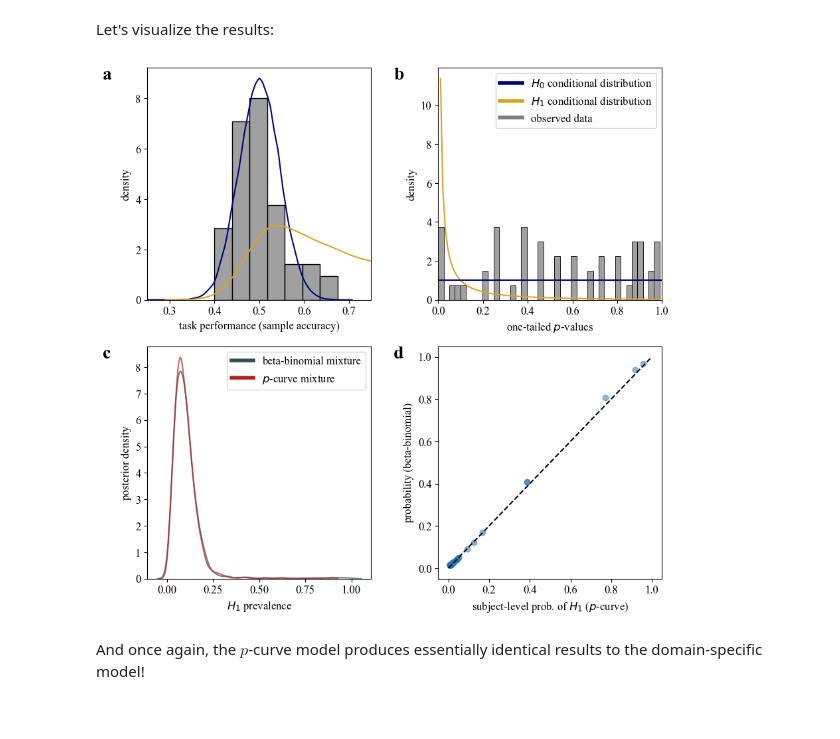
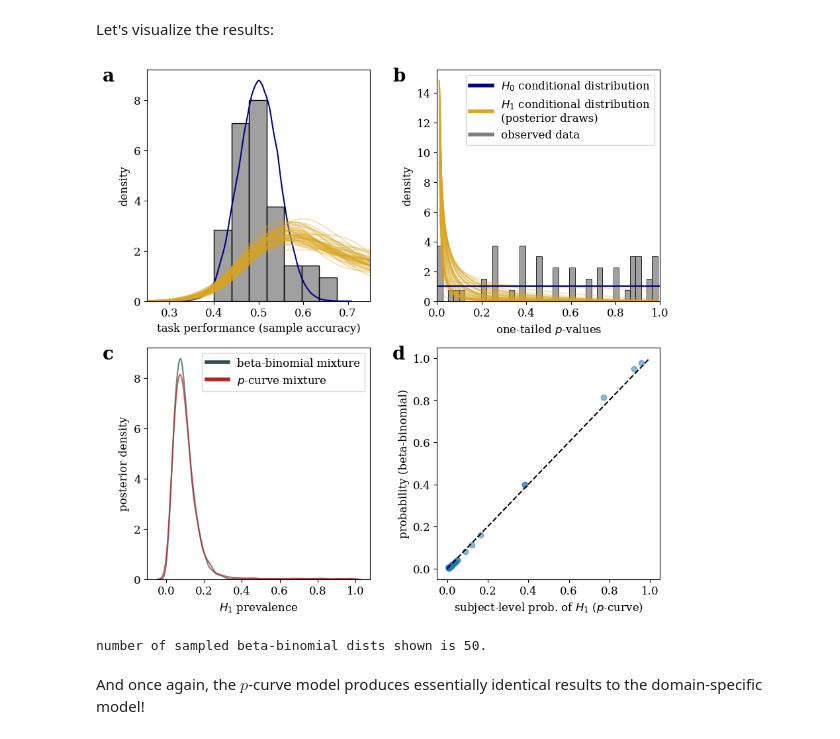
Before and after one commit to john-veillette/p2prev, a Jupyter notebook: examples/interoception.ipynb, the cells around one changed output. Cells and saved outputs as stored; diff of their text form; code cells hidden in the pictures.

Commit message:
replaces posterior means with posterior samples in histogram overlay

```diff
--- a/examples/interoception.ipynb
+++ b/examples/interoception.ipynb
@@ -236,7 +245,14 @@ ax = fig.add_subplot(gs[0, 0])
 ax0 = ax
 sns.histplot(df.accuracy, stat = 'density', color = 'gray', ax = ax)
 sns.kdeplot(k_binom, color = 'navy', ax = ax)
-sns.kdeplot(k, color = 'goldenrod', ax = ax)
+np.random.seed(0)
+np.random.shuffle(k)
+chunk_sz = 100
+chunks = k.reshape(k.size//chunk_sz, chunk_sz)
+n_chunks = chunks.shape[0]
+for i in range(n_chunks):
+    chunk = chunks[i]
+    sns.kdeplot(chunk, color = 'goldenrod', ax = ax, alpha = .3)
 ax.set_xlim(.25, .75)
 ax.set_xlabel('task performance (sample accuracy)')
 ax.set_ylabel('density')
@@ -248,7 +264,16 @@ ax1 = ax
 x = np.linspace(0, 1, 100)
 ys = [p_curve_lik(x, delta) for delta in model.effect_size]
 ys = np.stack(ys)
-ax.plot(x, ys.mean(0), color = 'goldenrod')
+for i in np.random.choice(np.arange(ys.shape[0]), n_chunks):
+    y = ys[i, :]
+    ax.plot(x, y, color = 'goldenrod', alpha = .3)
+#hdpi = az.hdi(ys, hdi_prob = .9)
+#lower = hdpi[:, 0]
+#upper = hdpi[:, 1]
+#ax.fill_between(
+#    x, lower, upper,
+#    color = 'goldenrod', alpha = .5
+#)
 # and p-curve for null is just uniform
 ax.plot([0, 1], [1, 1], color = 'navy')
 ax.set_xlim(0, 1)
@@ -262,7 +287,8 @@ custom_lines = [Line2D([0], [0], color = 'navy', lw = 4),
                ]
 ax.legend(
     custom_lines,
-    [r'$H_0$ conditional distribution', '$H_1$ conditional distribution',
+    [r'$H_0$ conditional distribution',
+     '$H_1$ conditional distribution\n(posterior draws)',
      'observed data'
     ],
     loc = 'upper right'
@@ -283,33 +309,37 @@ sns.kdeplot(
     alpha = .7
 )
 custom_lines = [Line2D([0], [0], color = 'darkslategray', lw = 4),
                 Line2D([0], [0], color = 'firebrick', lw = 4)]
 ax.legend(
     custom_lines,
     ['beta-binomial mixture', r'$p$-curve mixture', ],
     loc = 'upper right'
 )
 ax.set_xlabel(r'$H_1$ prevalence')
 ax.set_ylabel(r'posterior density')
 
 ax = fig.add_subplot(gs[1, 1])
 ax3 = ax
 plt.scatter(p_H1_pcurve, p_H1_betabinom, alpha = .5)
 plt.xlabel(r'subject-level prob. of $H_1$ ($p$-curve)')
 plt.ylabel(r'probability (beta-binomial)')
 plt.plot([0, 1], [0, 1], linestyle = '--', color = 'black')
 
 add_label(ax0, 'a', .2)
 add_label(ax1, 'b', .2)
 add_label(ax2, 'c', .2)
 add_label(ax3, 'd', .2)
 
 if not os.path.exists('figures'):
     os.mkdir('figures')
 fpath = os.path.join('figures', 'betabinom.jpeg')
 plt.savefig(fpath, dpi = 500, bbox_inches = 'tight')
 plt.show()
 # %% [output]
-[figure, old version]
+[figure, new version]
+# %%
+print('number of sampled beta-binomial dists shown is %d.'%n_chunks)
+# %% [output]
+number of sampled beta-binomial dists shown is 50.
 # %% [markdown]
 And once again, the $p$-curve model produces essentially identical results to the domain-specific model!
```
Also changed, not shown: parts of 6 cells of this notebook, 1 other file.
